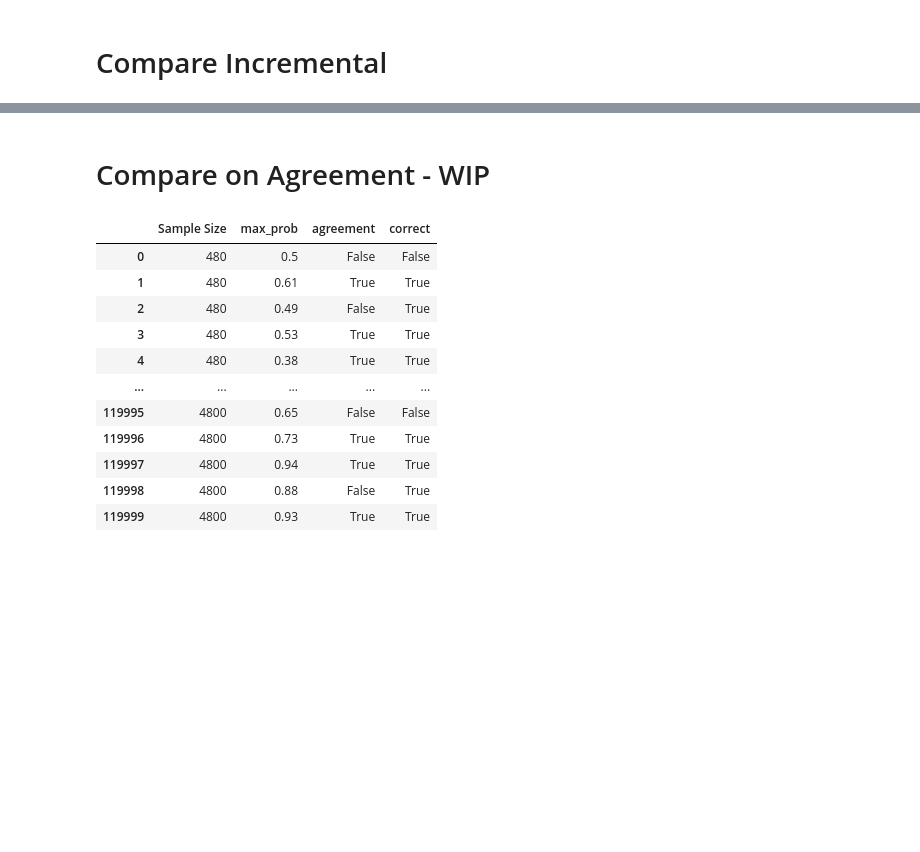
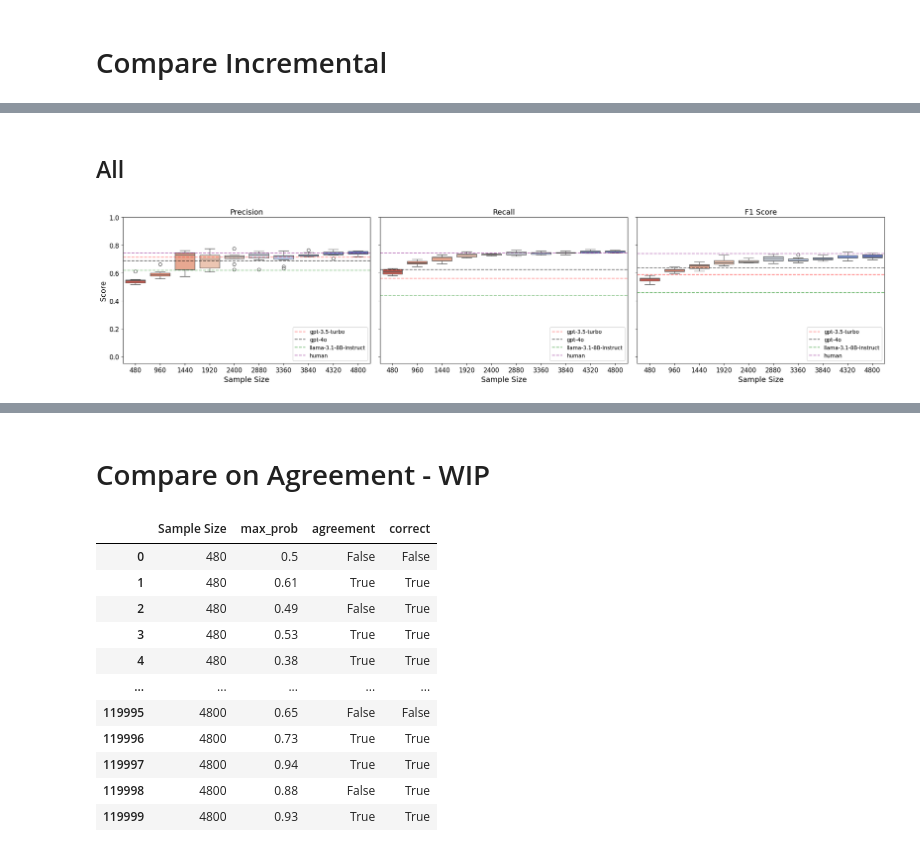
Before and after one commit to Marco-Consoloni/patent-sentence-classification, a Jupyter notebook: evaluate_incremental.ipynb, the cells around one changed output, grey strips where cells are left out. Drawn from its saved outputs; the diff is of its cells as text; code cells hidden in the pictures; blank space fills up the shorter version.

```diff
--- a/evaluate_incremental.ipynb
+++ b/evaluate_incremental.ipynb
@@ -163,0 +72,74 @@ plt.show()
+# %% [markdown]
+## All
+# %%
+# Import table with all results
+df_compare = pd.read_excel('/home/fantoni/patent-sentence-classification/results/comparison_table_classification.xlsx')
+
+# Set plotting parameters
+plt.rcParams.update({'font.size': 14, 'axes.titlesize': 14, 'axes.labelsize': 14, 'xtick.labelsize': 12, 'ytick.labelsize': 12, 'legend.fontsize': 10})
+
+# Create subplots
+rows = 1 # All
+cols = 3 # Precision, Recall, F1
+fig, axes = plt.subplots(rows, cols, figsize=(7 * cols, 5 * rows), sharey=True)
+
+# Define the y-axis limits
+y_min = -0.05
+y_max = 1
+
+# Get model metrics
+# Precision
+gpt35_precision = df_compare.query(f"model=='gpt-3.5-turbo'")['precision_All'].iloc[0]
+gpt4_precision = df_compare.query(f"model=='gpt-4o'")['precision_All'].iloc[0]
+llama_precision = df_compare.query(f"model=='Llama-3.1-8B-Instruct'")['precision_All'].iloc[0]
+human_precision = df_compare.query(f"model=='human' ")['precision_All'].iloc[0]
+
+# Recall
+gpt35_recall = df_compare.query(f"model=='gpt-3.5-turbo'")['recall_All'].iloc[0]
+gpt4_recall = df_compare.query(f"model=='gpt-4o'")['recall_All'].iloc[0]
+llama_recall = df_compare.query(f"model=='Llama-3.1-8B-Instruct'")['recall_All'].iloc[0]
+human_recall = df_compare.query(f"model=='human' ")['recall_All'].iloc[0]
+
+# F1
+gpt35_f1 = df_compare.query(f"model=='gpt-3.5-turbo'")['f1_All'].iloc[0]
+gpt4_f1 = df_compare.query(f"model=='gpt-4o'")['f1_All'].iloc[0]
+llama_f1 = df_compare.query(f"model=='Llama-3.1-8B-Instruct'")['f1_All'].iloc[0]
+human_f1 = df_compare.query(f"model=='human' ")['f1_All'].iloc[0]
+
+# Precision Boxplot
+sns.boxplot(x="Sample Size", y="Precision_All", palette="coolwarm_r", data=results_df, ax=axes[0])
+axes[0].set_title("Precision")
+axes[0].set_ylim(y_min, y_max)
+axes[0].set_ylabel("Score")
+axes[0].axhline(y=gpt35_precision, color='red', linestyle='--', linewidth=1.5, label=f"gpt-3.5-turbo", alpha=0.5)
+axes[0].axhline(y=gpt4_precision, color='black', linestyle='--', linewidth=1.5, label=f"gpt-4o", alpha=0.5)
+axes[0].axhline(y=llama_precision, color='green', linestyle='--', linewidth=1.5, label=f"llama-3.1-8B-Instruct", alpha=0.5)
+axes[0].axhline(y=human_precision, color='purple', linestyle='--', linewidth=1.5, label=f"human", alpha=0.5)
+axes[0].legend(loc="lower right")
+
+# Recall Boxplot
+sns.boxplot(x="Sample Size", y="Recall_All", palette="coolwarm_r", data=results_df, ax=axes[1])
+axes[1].set_title("Recall")
+axes[1].set_ylim(y_min, y_max)
+axes[1].set_ylabel("")
+axes[1].axhline(y=gpt35_recall, color='red', linestyle='--', linewidth=1.5, label=f"gpt-3.5-turbo", alpha=0.5)
+axes[1].axhline(y=gpt4_recall, color='black', linestyle='--', linewidth=1.5, label=f"gpt-4o", alpha=0.5)
+axes[1].axhline(y=llama_recall, color='green', linestyle='--', linewidth=1.5, label=f"llama-3.1-8B-Instruct", alpha=0.5)
+axes[1].axhline(y=human_recall, color='purple', linestyle='--', linewidth=1.5, label=f"human", alpha=0.5)
+axes[1].legend(loc="lower right")
+
+# F1 Score Boxplot
+sns.boxplot(x="Sample Size", y="F1-Score_All", palette="coolwarm_r", data=results_df, ax=axes[2])
+axes[2].set_title("F1 Score")
+axes[2].set_ylim(y_min, y_max)
+axes[2].set_ylabel("")
+axes[2].axhline(y=gpt35_f1, color='red', linestyle='--', linewidth=1.5, label=f"gpt-3.5-turbo", alpha=0.5)
+axes[2].axhline(y=gpt4_f1, color='black', linestyle='--', linewidth=1.5, label=f"gpt-4o", alpha=0.5)
+axes[2].axhline(y=llama_f1, color='green', linestyle='--', linewidth=1.5, label=f"llama-3.1-8B-Instruct", alpha=0.5)
+axes[2].axhline(y=human_f1, color='purple', linestyle='--', linewidth=1.5, label=f"human", alpha=0.5)
+axes[2].legend(loc="lower right")
+
+plt.tight_layout()
+plt.show()
+# %% [output]
+[figure, added]
```
Also changed, not shown: parts of 6 cells of this notebook, 2 other files.
